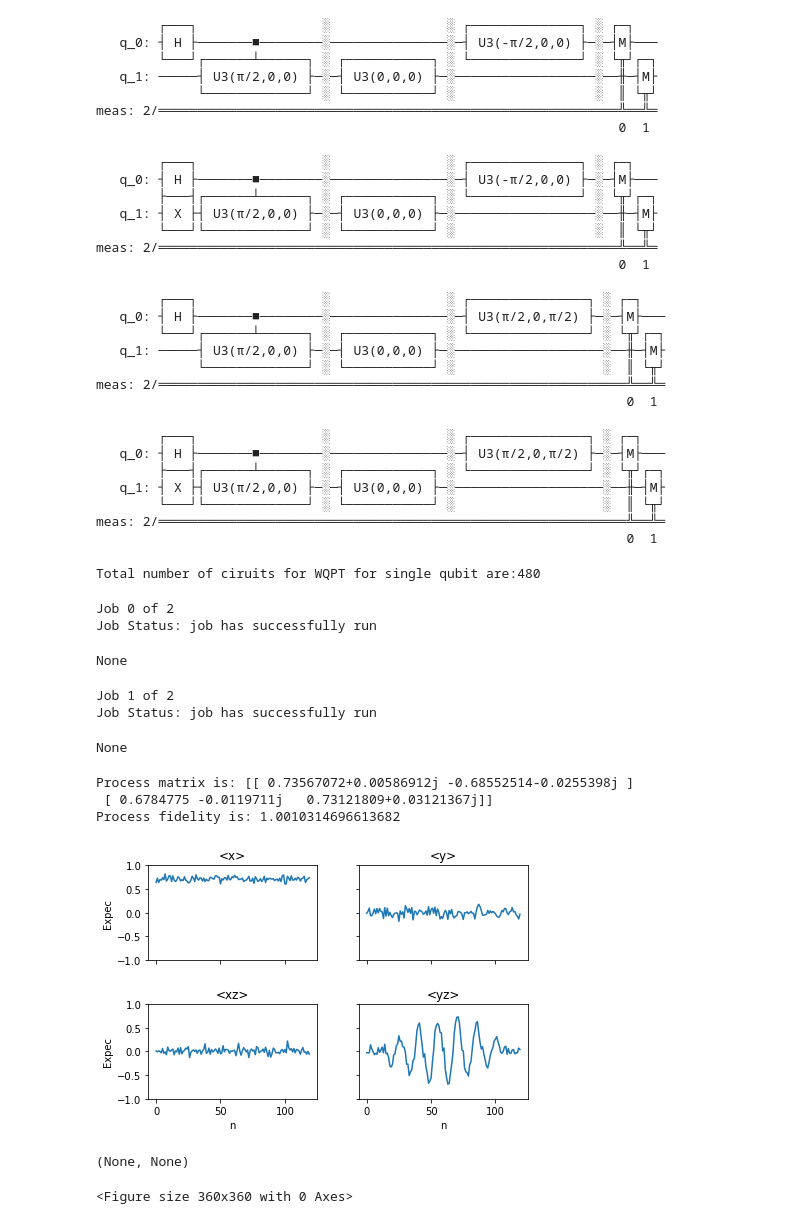
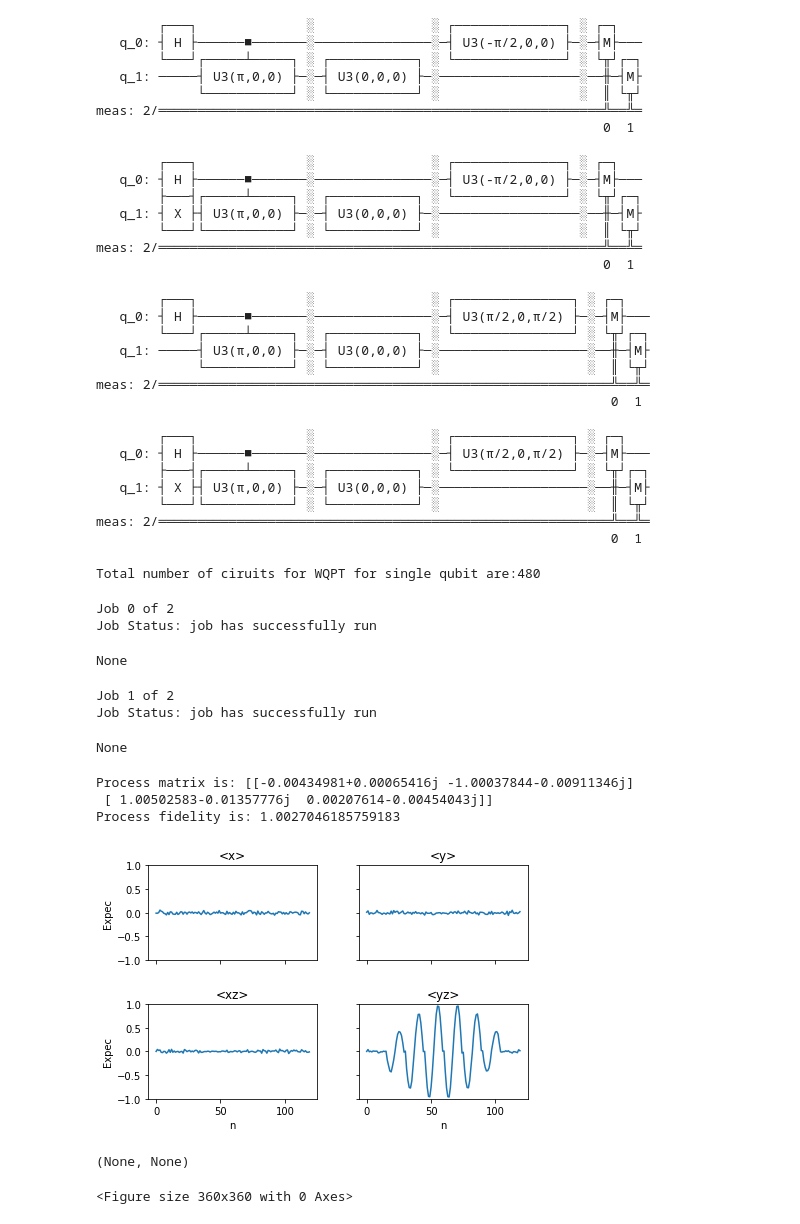
Before and after one commit to amitQC/DROPStomo, a Jupyter notebook: Examples/Single_qubit_WQPT.ipynb, the cells around one changed output. Drawn from its saved outputs; the diff is of its cells as text; code cells hidden in the pictures.

```diff
--- a/Examples/Single_qubit_WQPT.ipynb
+++ b/Examples/Single_qubit_WQPT.ipynb
@@ -39,54 +39,54 @@ import qiskit.quantum_info as qi
 simulator = Aer.get_backend('qasm_simulator')
 # %%
 # gate to tomograph
-Up = U3Gate(theta=pi/2, phi=0, lam=0)
+Up = U3Gate(theta=pi, phi=0, lam=0)
 # resolution for scanning (only polar angles)
 res_theta = 8
 circ_u = WQPT1Q.WQPT_1Q_circuits(res_theta,Up)
 # %% [output]
-        ┌───┐                ░               ░ ┌──────────────┐ ░ ┌─┐
-   q_0: ┤ H ├───────■────────░───────────────░─┤ U3(-π/2,0,0) ├─░─┤M├───
-        └───┘┌──────┴──────┐ ░ ┌───────────┐ ░ └──────────────┘ ░ └╥┘┌─┐
-   q_1: ─────┤ U3(π/2,0,0) ├─░─┤ U3(0,0,0) ├─░──────────────────░──╫─┤M├
-             └─────────────┘ ░ └───────────┘ ░                  ░  ║ └╥┘
-meas: 2/═══════════════════════════════════════════════════════════╩══╩═
-                                                                   0  1
+        ┌───┐              ░               ░ ┌──────────────┐ ░ ┌─┐
+   q_0: ┤ H ├──────■───────░───────────────░─┤ U3(-π/2,0,0) ├─░─┤M├───
+        └───┘┌─────┴─────┐ ░ ┌───────────┐ ░ └──────────────┘ ░ └╥┘┌─┐
+   q_1: ─────┤ U3(π,0,0) ├─░─┤ U3(0,0,0) ├─░──────────────────░──╫─┤M├
+             └───────────┘ ░ └───────────┘ ░                  ░  ║ └╥┘
+meas: 2/═════════════════════════════════════════════════════════╩══╩═
+                                                                 0  1
-        ┌───┐                ░               ░ ┌──────────────┐ ░ ┌─┐
-   q_0: ┤ H ├───────■────────░───────────────░─┤ U3(-π/2,0,0) ├─░─┤M├───
-        ├───┤┌──────┴──────┐ ░ ┌───────────┐ ░ └──────────────┘ ░ └╥┘┌─┐
-   q_1: ┤ X ├┤ U3(π/2,0,0) ├─░─┤ U3(0,0,0) ├─░──────────────────░──╫─┤M├
-        └───┘└─────────────┘ ░ └───────────┘ ░                  ░  ║ └╥┘
-meas: 2/═══════════════════════════════════════════════════════════╩══╩═
-                                                                   0  1
+        ┌───┐              ░               ░ ┌──────────────┐ ░ ┌─┐
+   q_0: ┤ H ├──────■───────░───────────────░─┤ U3(-π/2,0,0) ├─░─┤M├───
+        ├───┤┌─────┴─────┐ ░ ┌───────────┐ ░ └──────────────┘ ░ └╥┘┌─┐
+   q_1: ┤ X ├┤ U3(π,0,0) ├─░─┤ U3(0,0,0) ├─░──────────────────░──╫─┤M├
+        └───┘└───────────┘ ░ └───────────┘ ░                  ░  ║ └╥┘
+meas: 2/═════════════════════════════════════════════════════════╩══╩═
+                                                                 0  1
-        ┌───┐                ░               ░ ┌───────────────┐ ░ ┌─┐
-   q_0: ┤ H ├───────■────────░───────────────░─┤ U3(π/2,0,π/2) ├─░─┤M├───
-        └───┘┌──────┴──────┐ ░ ┌───────────┐ ░ └───────────────┘ ░ └╥┘┌─┐
-   q_1: ─────┤ U3(π/2,0,0) ├─░─┤ U3(0,0,0) ├─░───────────────────░──╫─┤M├
-             └─────────────┘ ░ └───────────┘ ░                   ░  ║ └╥┘
-meas: 2/════════════════════════════════════════════════════════════╩══╩═
-                                                                    0  1
+        ┌───┐              ░               ░ ┌───────────────┐ ░ ┌─┐
+   q_0: ┤ H ├──────■───────░───────────────░─┤ U3(π/2,0,π/2) ├─░─┤M├───
+        └───┘┌─────┴─────┐ ░ ┌───────────┐ ░ └───────────────┘ ░ └╥┘┌─┐
+   q_1: ─────┤ U3(π,0,0) ├─░─┤ U3(0,0,0) ├─░───────────────────░──╫─┤M├
+             └───────────┘ ░ └───────────┘ ░                   ░  ║ └╥┘
+meas: 2/══════════════════════════════════════════════════════════╩══╩═
+                                                                  0  1
-        ┌───┐                ░               ░ ┌───────────────┐ ░ ┌─┐
-   q_0: ┤ H ├───────■────────░───────────────░─┤ U3(π/2,0,π/2) ├─░─┤M├───
-        ├───┤┌──────┴──────┐ ░ ┌───────────┐ ░ └───────────────┘ ░ └╥┘┌─┐
-   q_1: ┤ X ├┤ U3(π/2,0,0) ├─░─┤ U3(0,0,0) ├─░───────────────────░──╫─┤M├
-        └───┘└─────────────┘ ░ └───────────┘ ░                   ░  ║ └╥┘
-meas: 2/════════════════════════════════════════════════════════════╩══╩═
-                                                                    0  1
+        ┌───┐              ░               ░ ┌───────────────┐ ░ ┌─┐
+   q_0: ┤ H ├──────■───────░───────────────░─┤ U3(π/2,0,π/2) ├─░─┤M├───
+        ├───┤┌─────┴─────┐ ░ ┌───────────┐ ░ └───────────────┘ ░ └╥┘┌─┐
+   q_1: ┤ X ├┤ U3(π,0,0) ├─░─┤ U3(0,0,0) ├─░───────────────────░──╫─┤M├
+        └───┘└───────────┘ ░ └───────────┘ ░                   ░  ║ └╥┘
+meas: 2/══════════════════════════════════════════════════════════╩══╩═
+                                                                  0  1
 Total number of ciruits for WQPT for single qubit are:480
 # %%
 # target matrix
-Ut = U3Gate(theta=pi/2, phi=0, lam=0).to_matrix()
-WQPT1Q.WQPT_1Q_runner(res_theta, circuits=circ_u, device=simulator, shots=100, inter=1, Ut=Ut)
+Ut = U3Gate(theta=pi, phi=0, lam=0).to_matrix()
+WQPT1Q.WQPT_1Q_runner(res_theta, circuits=circ_u, device=simulator, shots=1024, inter=1, Ut=Ut)
 # %% [output]
 Job 0 of 2
 Job Status: job has successfully run
 None
 Job 1 of 2
 Job Status: job has successfully run
 None
-Process matrix is: [[ 0.73567072+0.00586912j -0.68552514-0.0255398j ]
- [ 0.6784775 -0.0119711j   0.73121809+0.03121367j]]
-Process fidelity is: 1.0010314696613682
+Process matrix is: [[-0.00434981+0.00065416j -1.00037844-0.00911346j]
+ [ 1.00502583-0.01357776j  0.00207614-0.00454043j]]
+Process fidelity is: 1.0027046185759183
-[figure, old version]
+[figure, new version]
 (None, None)
 <Figure size 360x360 with 0 Axes>
```
Also changed, not shown: 2 other files.
